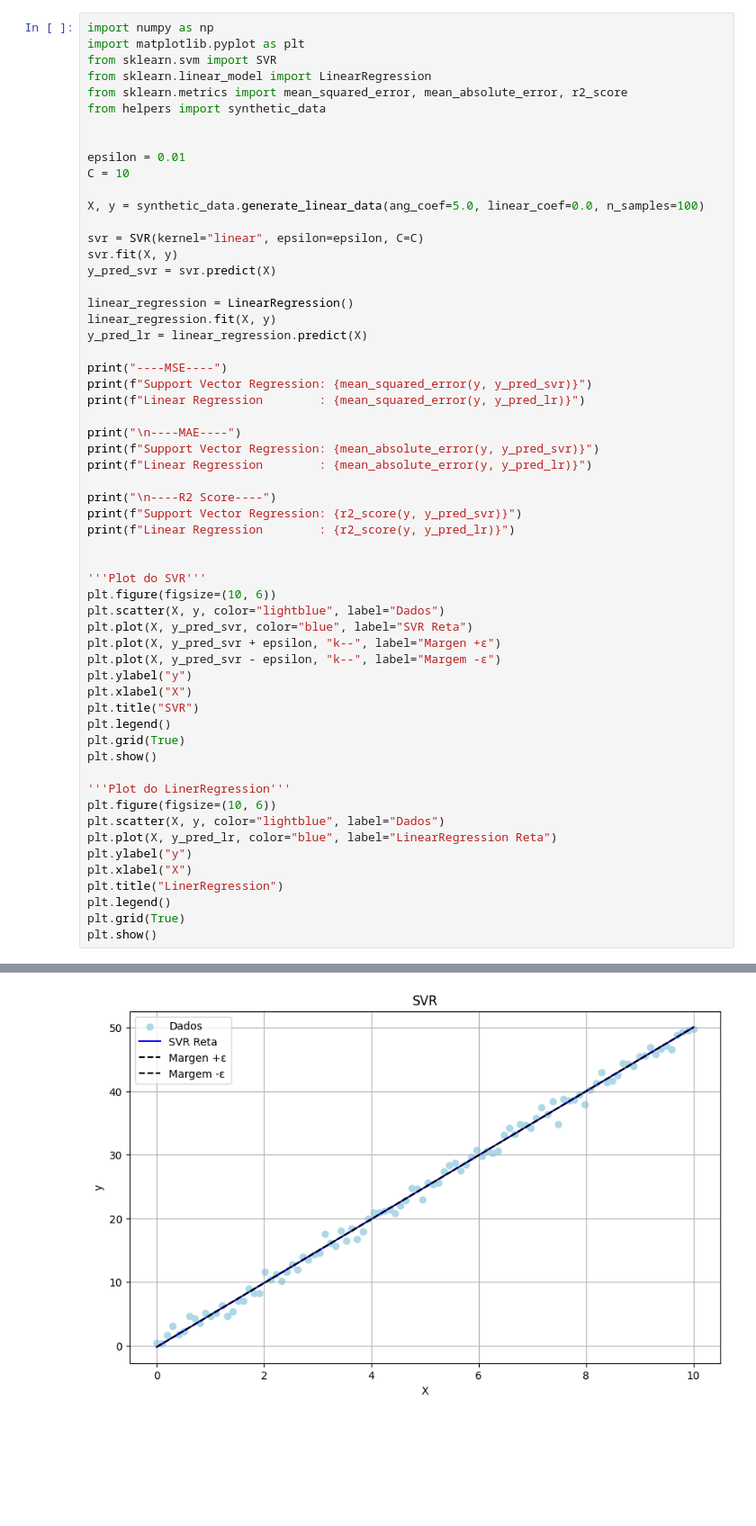
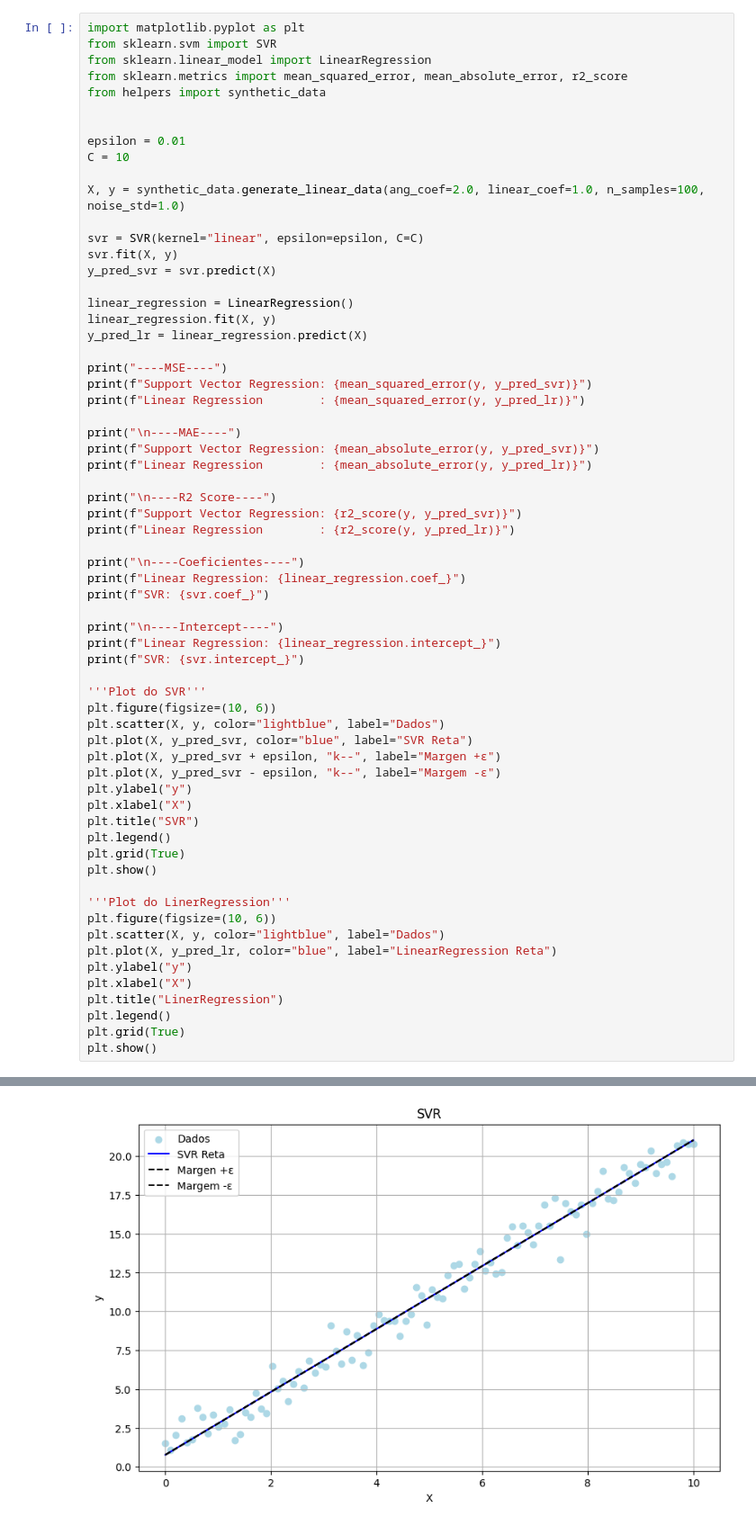
Before and after one commit to gddeazevedo/svr_excercises, a Jupyter notebook: svr_exercises/ex2.ipynb, the cells around one changed output, grey strips where cells are left out. Shown at 90% size. Drawn from its saved outputs; the diff is of its cells as text; blank space fills up the shorter version.

```diff
--- a/svr_exercises/ex2.ipynb
+++ b/svr_exercises/ex2.ipynb
@@ -1,5 +1,4 @@
 # %%
-import numpy as np
 import matplotlib.pyplot as plt
 from sklearn.svm import SVR
 from sklearn.linear_model import LinearRegression
@@ -10,7 +9,7 @@ from helpers import synthetic_data
 epsilon = 0.01
 C = 10
 
-X, y = synthetic_data.generate_linear_data(ang_coef=5.0, linear_coef=0.0, n_samples=100)
+X, y = synthetic_data.generate_linear_data(ang_coef=2.0, linear_coef=1.0, n_samples=100, noise_std=1.0)
 
 svr = SVR(kernel="linear", epsilon=epsilon, C=C)
 svr.fit(X, y)
@@ -32,6 +31,13 @@ print("\n----R2 Score----")
 print(f"Support Vector Regression: {r2_score(y, y_pred_svr)}")
 print(f"Linear Regression        : {r2_score(y, y_pred_lr)}")
 
+print("\n----Coeficientes----")
+print(f"Linear Regression: {linear_regression.coef_}")
+print(f"SVR: {svr.coef_}")
+
+print("\n----Intercept----")
+print(f"Linear Regression: {linear_regression.intercept_}")
+print(f"SVR: {svr.intercept_}")
 
 '''Plot do SVR'''
 plt.figure(figsize=(10, 6))
@@ -71 +85 @@ Linear Regression        : 0.9962014641746608
-[figure, old version]
+[figure, new version]
```
Also changed, not shown: parts of 2 cells of this notebook.
